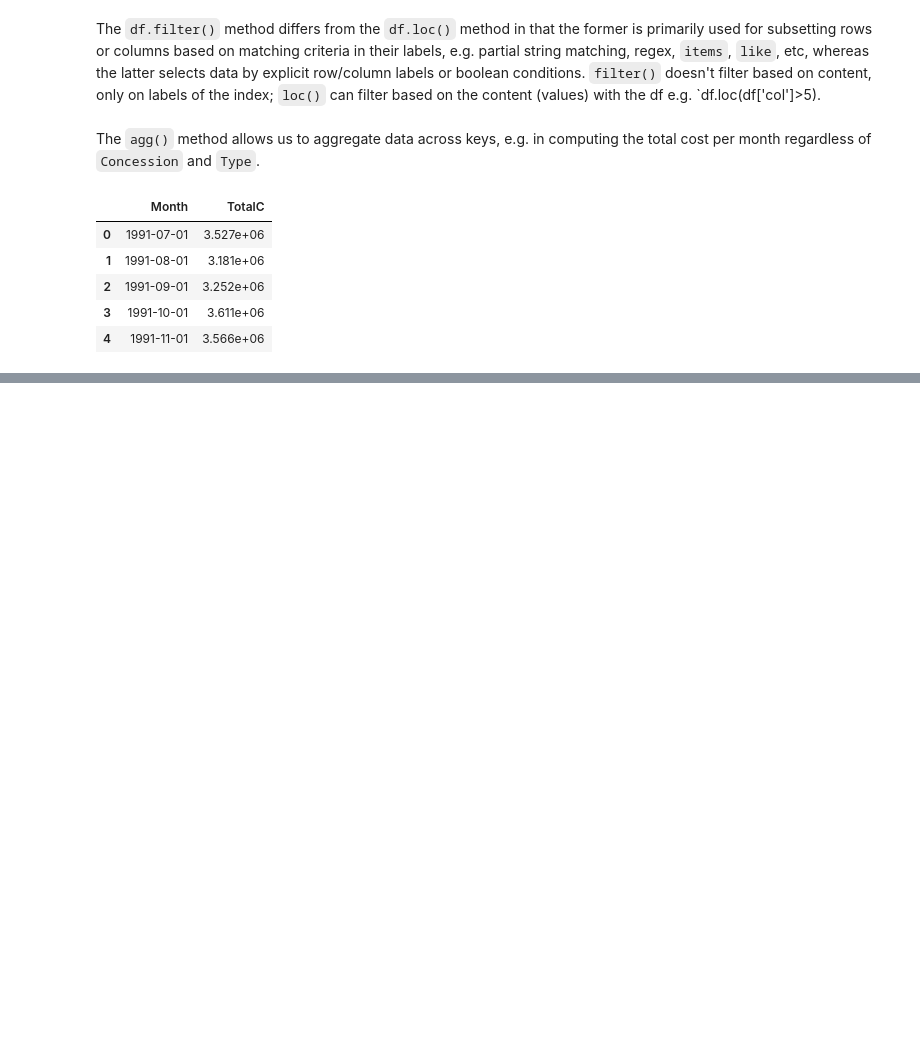
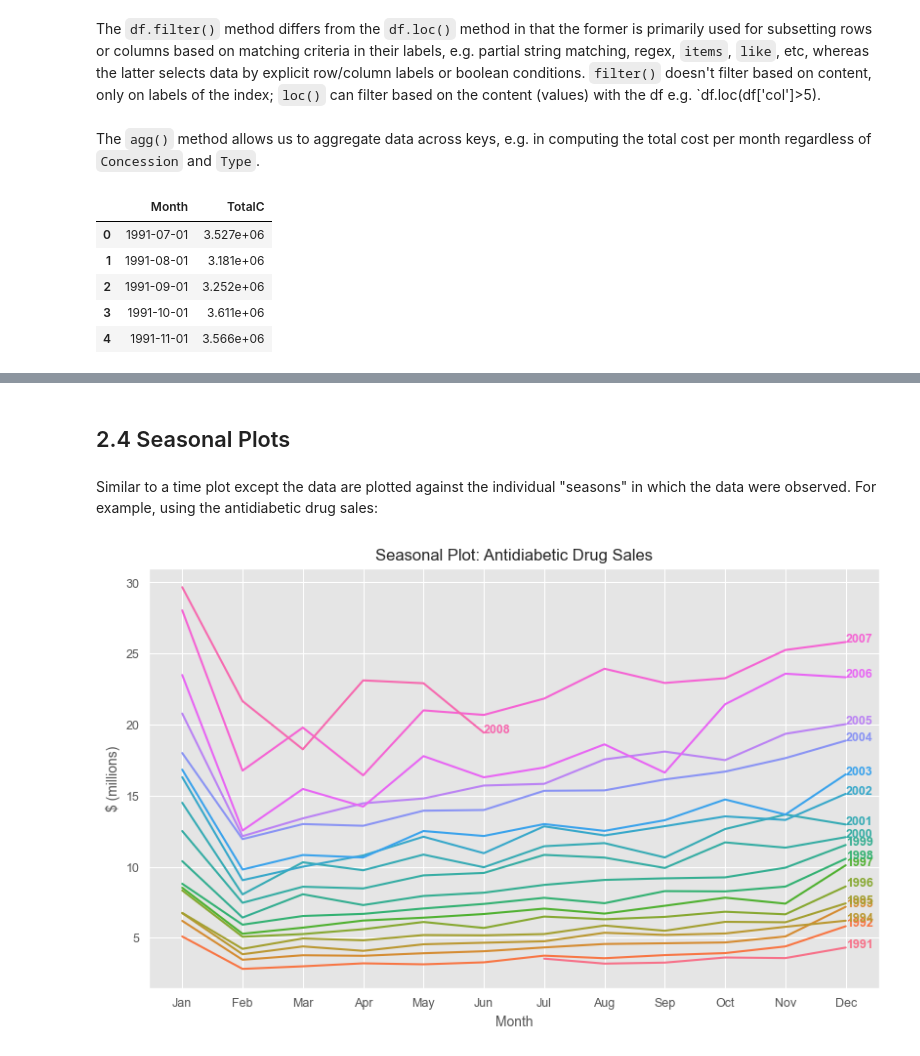
Before and after one commit to darmendariz/fpp, a Jupyter notebook: 02_time_series_graphics.ipynb, the cells around one changed output, grey strips where cells are left out. Drawn from its saved outputs; the diff is of its cells as text; code cells hidden in the pictures; blank space fills up the shorter version.

```diff
--- a/02_time_series_graphics.ipynb
+++ b/02_time_series_graphics.ipynb
@@ -151,0 +271,38 @@ total_cost_df.head()
+# %% [markdown]
+## 2.4 Seasonal Plots
+# %% [markdown]
+Similar to a time plot except the data are plotted against the individual "seasons" in which the data were observed. For example, using the antidiabetic drug sales:
+# %%
+total_cost_df['Month_name'] = total_cost_df['Month'].dt.strftime('%b')  # Extract month name from 'Month' column
+total_cost_df['Year'] = total_cost_df['Month'].dt.year                  # Extract year from 'Month' column
+total_cost_df['Month_num'] = total_cost_df['Month'].dt.month            # Extract month number from 'Month' column
+unique_years = total_cost_df['Year'].unique()
+
+year_palette = sns.color_palette("husl", n_colors=len(unique_years))
+fig, ax = plt.subplots()
+sns.lineplot(data=total_cost_df,
+  x="Month_num", y="Cost",
+  hue="Year", palette=year_palette, legend=False, ax=ax,
+)
+ax.set_title("Seasonal Plot: Antidiabetic Drug Sales")
+ax.set_xlabel("Month")
+ax.set_ylabel("$ (millions)")
+ax.set_xticks(
+  ticks=range(1, 13),
+  labels=["Jan", "Feb", "Mar", "Apr", "May", "Jun",
+          "Jul", "Aug", "Sep", "Oct", "Nov", "Dec"],
+)
+
+min_year = unique_years.min()
+for year, subset in total_cost_df.groupby("Year"):
+  ax.text(
+    subset["Month_num"].iloc[-1],
+    subset["Cost"].iloc[-1],
+    str(year),
+    fontsize=9,
+    weight="bold",
+    color=year_palette[year - min_year],
+  )
+fig.show()
+# %% [output]
+[figure, added]
```
Also changed, not shown: parts of 20 cells of this notebook.
